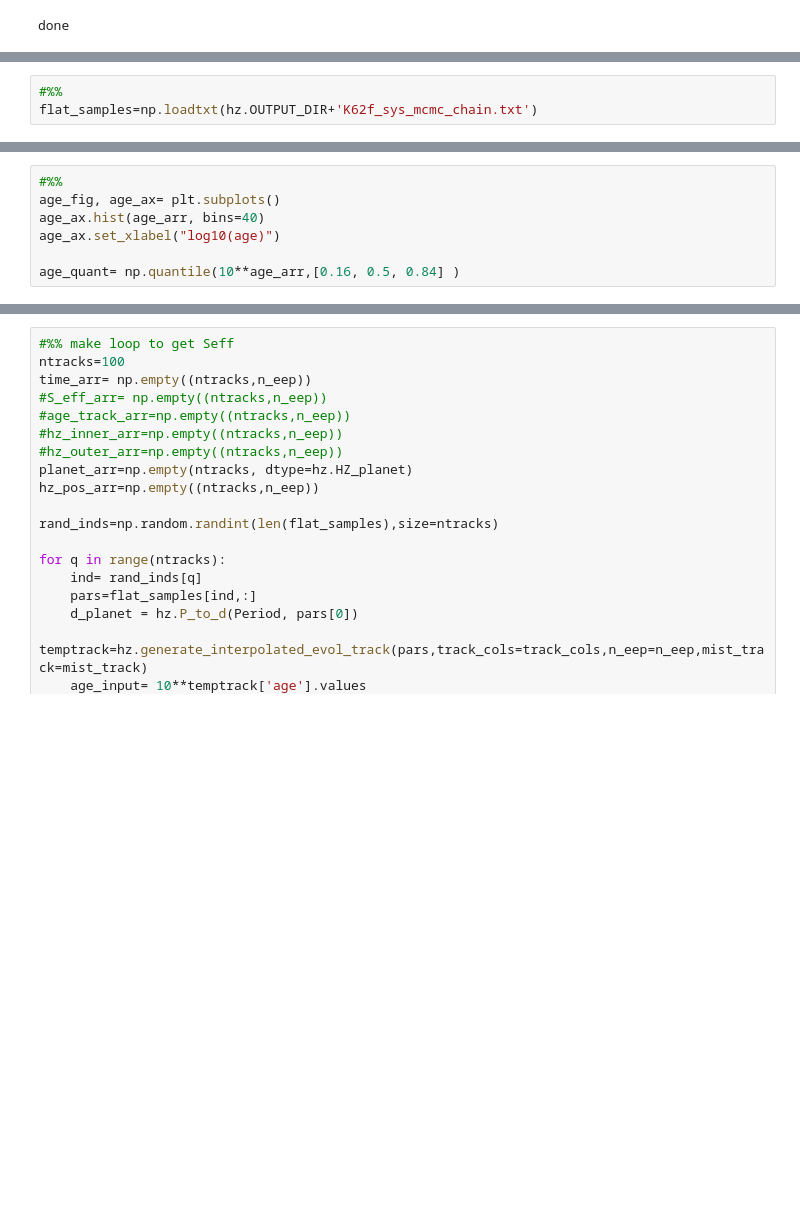
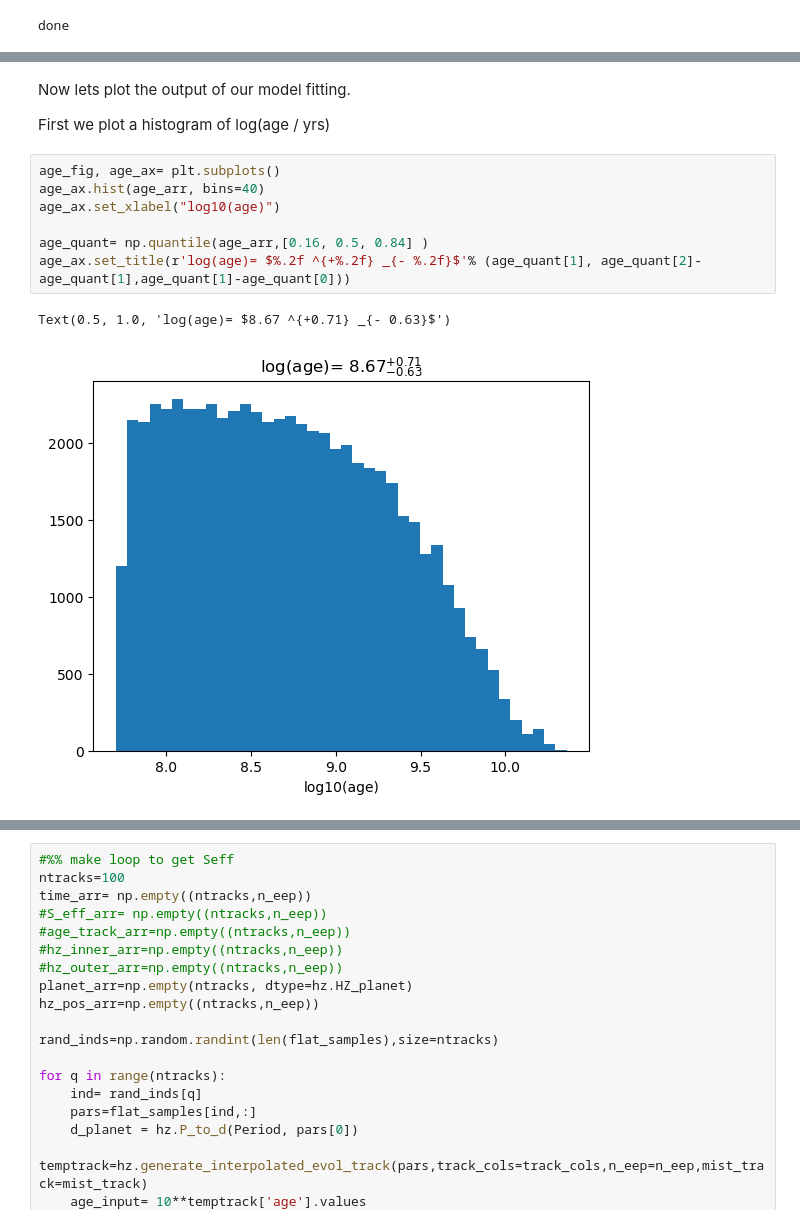
Before and after one commit to nwtuchow/HZ_evolution, a Jupyter notebook: Notebooks/Kepler62f_example.ipynb, the cells around one changed output, grey strips where cells are left out. Cells and saved outputs as stored; diff of their text form; blank space fills up the shorter version.

```diff
--- a/Notebooks/Kepler62f_example.ipynb
+++ b/Notebooks/Kepler62f_example.ipynb
@@ -111,3 +126,0 @@ np.savetxt(hz.OUTPUT_DIR+'K62f_sys_mcmc_chain.txt', flat_samples)
-# %%
-#%%
-flat_samples=np.loadtxt(hz.OUTPUT_DIR+'K62f_sys_mcmc_chain.txt')
@@ -163,10 +176,17 @@ for i in range(n_points):
     tau_arr[i]= temp_tau_arr[0]
     t_int_arr[i]= temp_tau_arr[1]
     t_ext_arr[i]= temp_tau_arr[2]
+# %% [markdown]
+Now lets plot the output of our model fitting.
+
+First we plot a histogram of log(age / yrs)
 # %%
-#%%
 age_fig, age_ax= plt.subplots()
 age_ax.hist(age_arr, bins=40)
 age_ax.set_xlabel("log10(age)")
 
-age_quant= np.quantile(10**age_arr,[0.16, 0.5, 0.84] )
+age_quant= np.quantile(age_arr,[0.16, 0.5, 0.84] )
+age_ax.set_title(r'log(age)= $%.2f ^{+%.2f} _{- %.2f}$'% (age_quant[1], age_quant[2]-age_quant[1],age_quant[1]-age_quant[0]))
+# %% [output]
+Text(0.5, 1.0, 'log(age)= $8.67 ^{+0.71} _{- 0.63}$')
+[figure, added]
```
Also changed, not shown: parts of 33 cells of this notebook, 2 other files.
